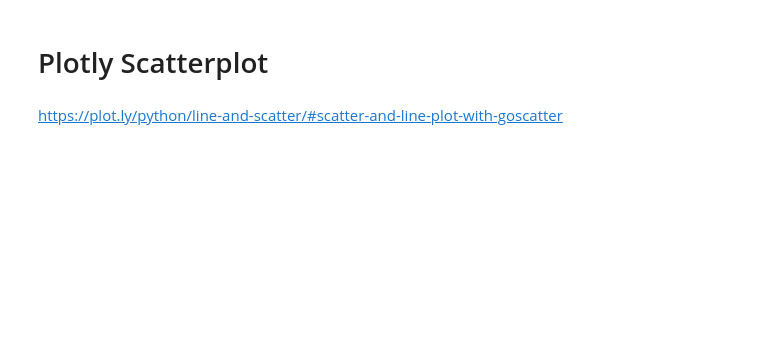
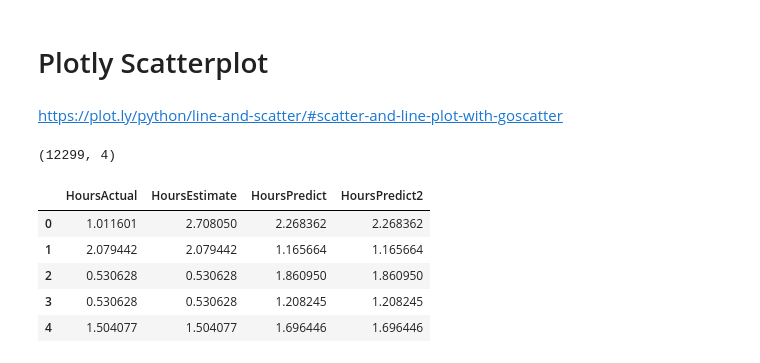
Before and after one commit to Nov05/DS-Unit-2-Sprint-4-Project, a Jupyter notebook: notebooks/02_plotly.ipynb, the cells around one changed output. Saved outputs shown, nothing was run; the diff lists cells and outputs as text; code cells hidden in the pictures; blank space fills up the shorter version.

Commit message:
2019-08-09 removed a csv from assets folder, hence the index page imports data for plotly from different csv file

```diff
--- a/notebooks/02_plotly.ipynb
+++ b/notebooks/02_plotly.ipynb
@@ -223,3 +236,17 @@ fig.update_layout(margin=dict(l=1,r=1,t=30,b=1),
 # Plotly Scatterplot
 # %% [markdown]
 https://plot.ly/python/line-and-scatter/#scatter-and-line-plot-with-goscatter
+# %%
+# read data
+url = "https://raw.githubusercontent.com/Nov05/DS-Unit-2-Sprint-4-Project/master/assets/hours_predict.csv"
+hours = pd.read_csv(url, index_col=0)
+print(hours.shape)
+hours.head()
+# %% [output]
+(12299, 4)
+|  | HoursActual | HoursEstimate | HoursPredict | HoursPredict2 |
+| 0 | 1.011601 | 2.708050 | 2.268362 | 2.268362 |
+| 1 | 2.079442 | 2.079442 | 1.165664 | 1.165664 |
+| 2 | 0.530628 | 0.530628 | 1.860950 | 1.860950 |
+| 3 | 0.530628 | 0.530628 | 1.208245 | 1.208245 |
+| 4 | 1.504077 | 1.504077 | 1.696446 | 1.696446 |
```
Also changed, not shown: parts of 15 cells of this notebook.
